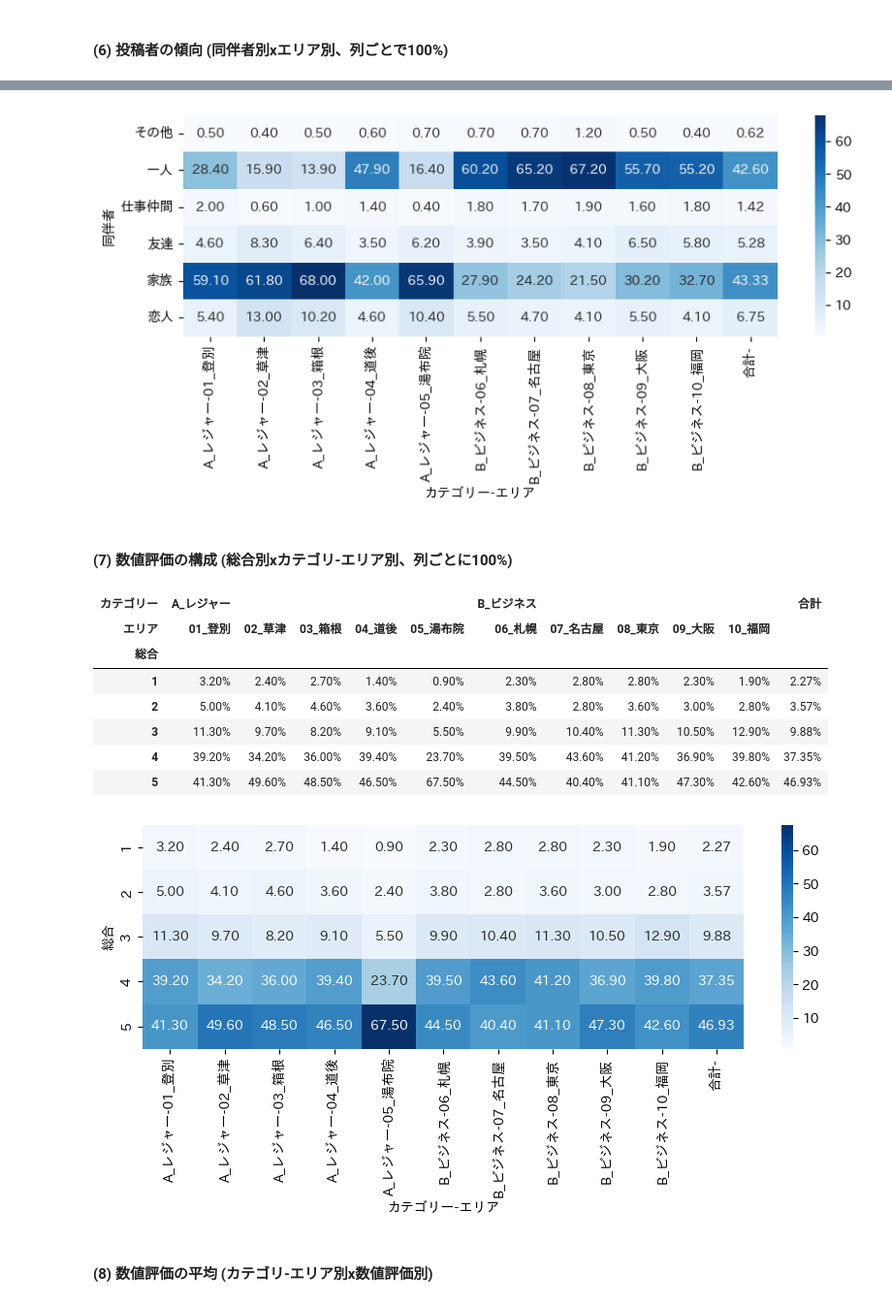
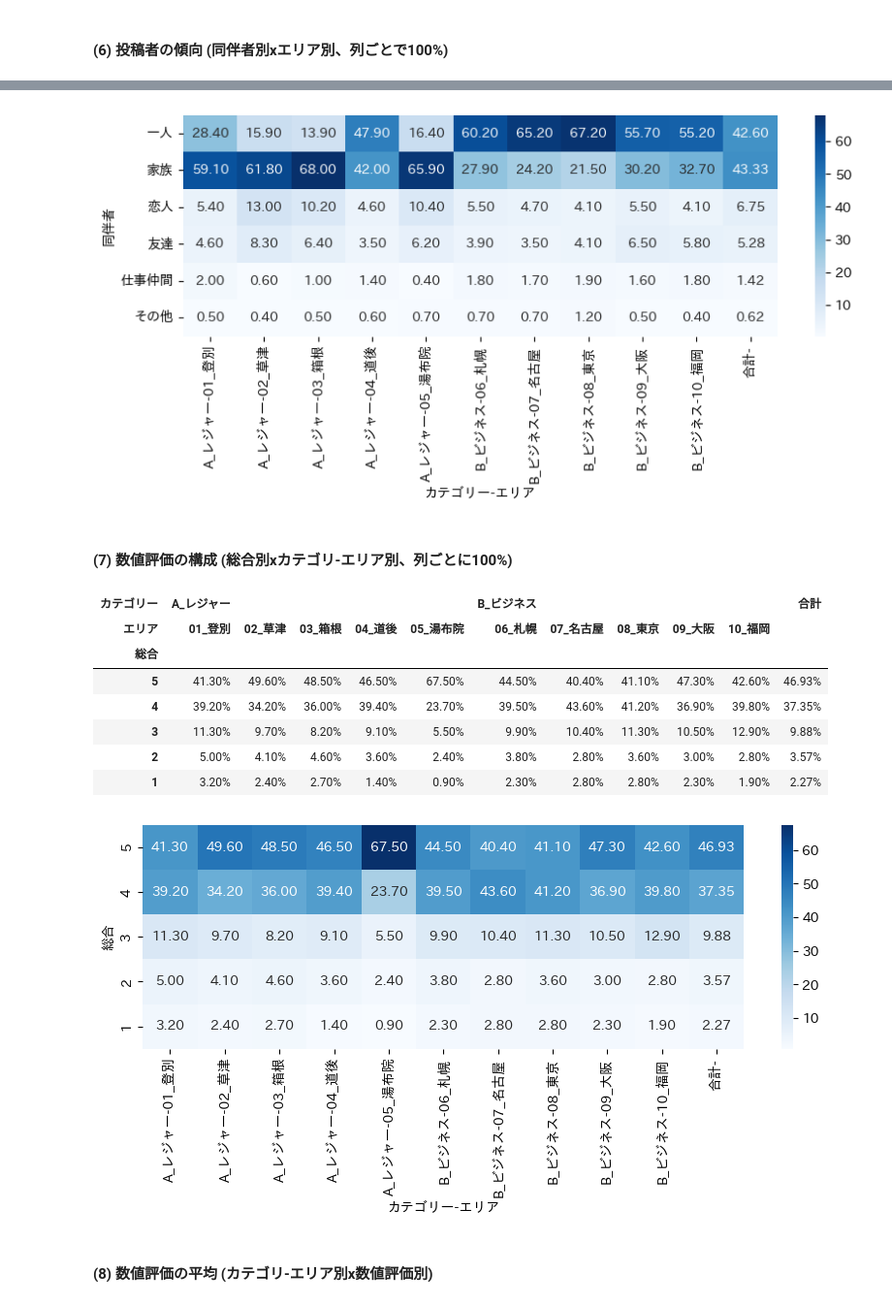
Before and after one commit to haradatm/lecture-gssm2023, a Jupyter notebook: notebooks/day-2-2.ipynb, the cells around one changed output, grey strips where cells are left out. Shown at 97% size. Saved outputs shown, nothing was run; the diff lists cells and outputs as text; code cells hidden in the pictures.

```diff
--- a/notebooks/day-2-2.ipynb
+++ b/notebooks/day-2-2.ipynb
@@ -339,34 +341,34 @@ import matplotlib.pyplot as plt
 import japanize_matplotlib
 
 plt.figure(figsize=(10,3))
-sns.heatmap(cross_df, annot=True, fmt='.2f', cmap='Blues')
+sns.heatmap(cross_df.loc[['一人','家族','恋人','友達','仕事仲間','その他'],:], annot=True, fmt='.2f', cmap='Blues')
 plt.show()
 # %% [output]
-[figure, old version]
+[figure, new version]
 # %% [markdown]
 #### (7) 数値評価の構成 (総合別xカテゴリ-エリア別、列ごとに100%)
 # %%
 cross_df = pd.crosstab(df['総合'], [df['カテゴリー'],df['エリア']], margins=True, margins_name='合計', normalize='columns') * 100
-display(cross_df.style.format('{:.2f}%'))
+display(cross_df.loc[[5,4,3,2,1],:].style.format('{:.2f}%'))
 # %% [output]
 | カテゴリー | A_レジャー |  |  |  |  | B_ビジネス |  |  |  |  | 合計 |
 | エリア | 01_登別 | 02_草津 | 03_箱根 | 04_道後 | 05_湯布院 | 06_札幌 | 07_名古屋 | 08_東京 | 09_大阪 | 10_福岡 |  |
 | 総合 |  |  |  |  |  |  |  |  |  |  |  |
+| 5 | 41.30% | 49.60% | 48.50% | 46.50% | 67.50% | 44.50% | 40.40% | 41.10% | 47.30% | 42.60% | 46.93% |
+| 4 | 39.20% | 34.20% | 36.00% | 39.40% | 23.70% | 39.50% | 43.60% | 41.20% | 36.90% | 39.80% | 37.35% |
+| 3 | 11.30% | 9.70% | 8.20% | 9.10% | 5.50% | 9.90% | 10.40% | 11.30% | 10.50% | 12.90% | 9.88% |
+| 2 | 5.00% | 4.10% | 4.60% | 3.60% | 2.40% | 3.80% | 2.80% | 3.60% | 3.00% | 2.80% | 3.57% |
 | 1 | 3.20% | 2.40% | 2.70% | 1.40% | 0.90% | 2.30% | 2.80% | 2.80% | 2.30% | 1.90% | 2.27% |
-| 2 | 5.00% | 4.10% | 4.60% | 3.60% | 2.40% | 3.80% | 2.80% | 3.60% | 3.00% | 2.80% | 3.57% |
-| 3 | 11.30% | 9.70% | 8.20% | 9.10% | 5.50% | 9.90% | 10.40% | 11.30% | 10.50% | 12.90% | 9.88% |
-| 4 | 39.20% | 34.20% | 36.00% | 39.40% | 23.70% | 39.50% | 43.60% | 41.20% | 36.90% | 39.80% | 37.35% |
-| 5 | 41.30% | 49.60% | 48.50% | 46.50% | 67.50% | 44.50% | 40.40% | 41.10% | 47.30% | 42.60% | 46.93% |
 # %%
 import seaborn as sns
 import matplotlib.pyplot as plt
 import japanize_matplotlib
 
 plt.figure(figsize=(10,3))
-sns.heatmap(cross_df, annot=True, fmt='.2f', cmap='Blues')
+sns.heatmap(cross_df.loc[[5,4,3,2,1],:], annot=True, fmt='.2f', cmap='Blues')
 plt.show()
 # %% [output]
-[figure, old version]
+[figure, new version]
 # %% [markdown]
 #### (8) 数値評価の平均 (カテゴリ-エリア別x数値評価別)
 # %% [markdown]
```
Also changed, not shown: parts of 14 cells of this notebook, 1 other file.
